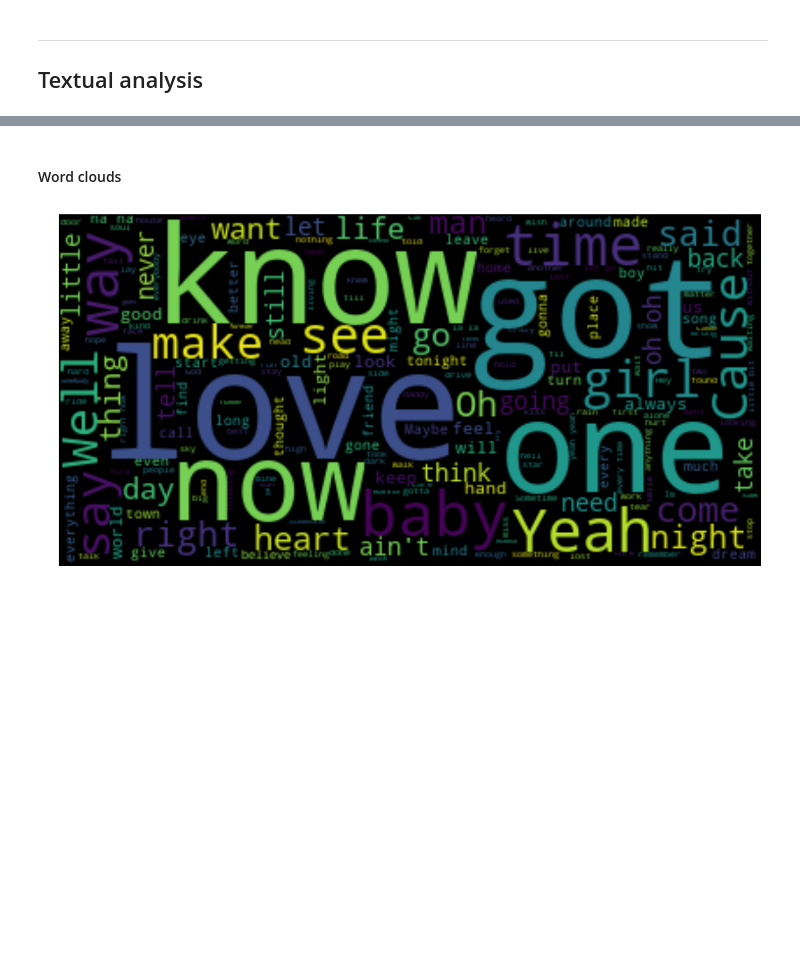
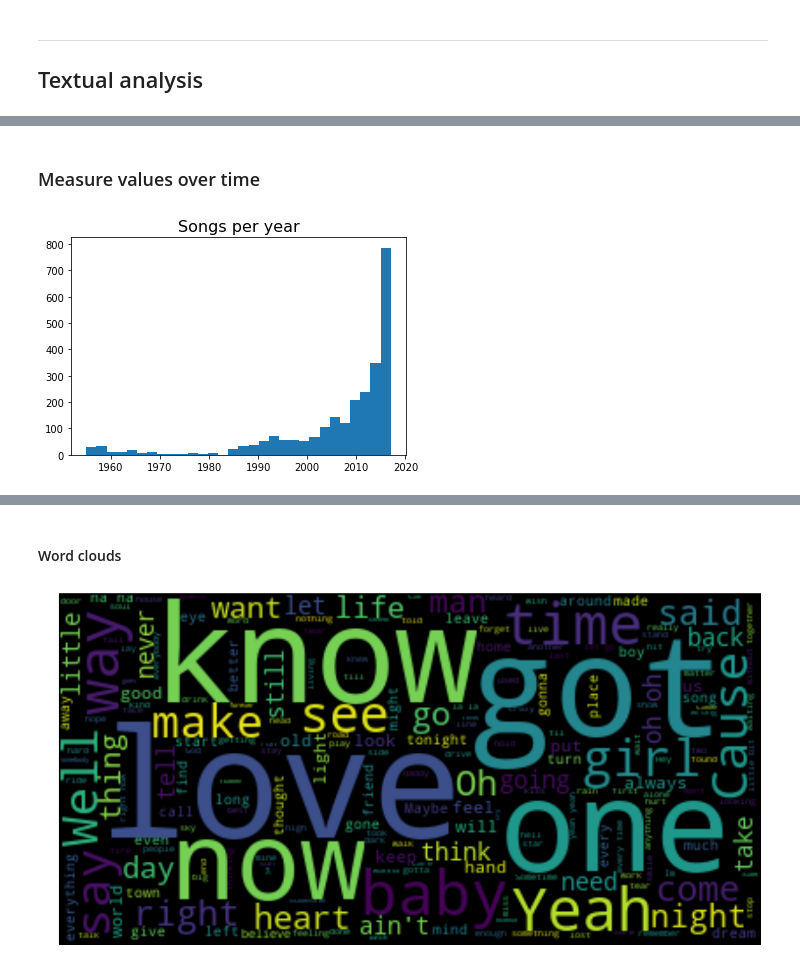
Before and after one commit to johnwmillr/trucks-and-beer, a Jupyter notebook: countryArtists.ipynb, the cells around one changed output, grey strips where cells are left out. Saved outputs shown, nothing was run; the diff lists cells and outputs as text; code cells hidden in the pictures; blank space fills up the shorter version.

```diff
--- a/countryArtists.ipynb
+++ b/countryArtists.ipynb
@@ -203,0 +373,2 @@ all_lyrics = " ".join([song for song in all_songs])
+# %% [markdown]
+### Measure values over time
@@ -203,0 +377,14 @@ all_lyrics = " ".join([song for song in all_songs])
+# %%
+# TODO: make this not stupid.
+songs_with_year = []
+for song in filter(lambda s: s['year'] is not None, all_songs):
+    d = datetime.strptime(song['year'], '%Y-%M-%d')
+    if (d.year>1930 and d.year<2018): # kludge for correct parsing of date
+        song['date'] = d
+        songs_with_year.append(song)
+# %%
+plt.hist(map(lambda d: d.year, [s['date'] for s in songs_with_year]),30)
+plt.title("Songs per year",fontsize=16)
+plt.show()
+# %% [output]
+[figure, added]
```
Also changed, not shown: parts of 36 cells of this notebook, 1 other file.
